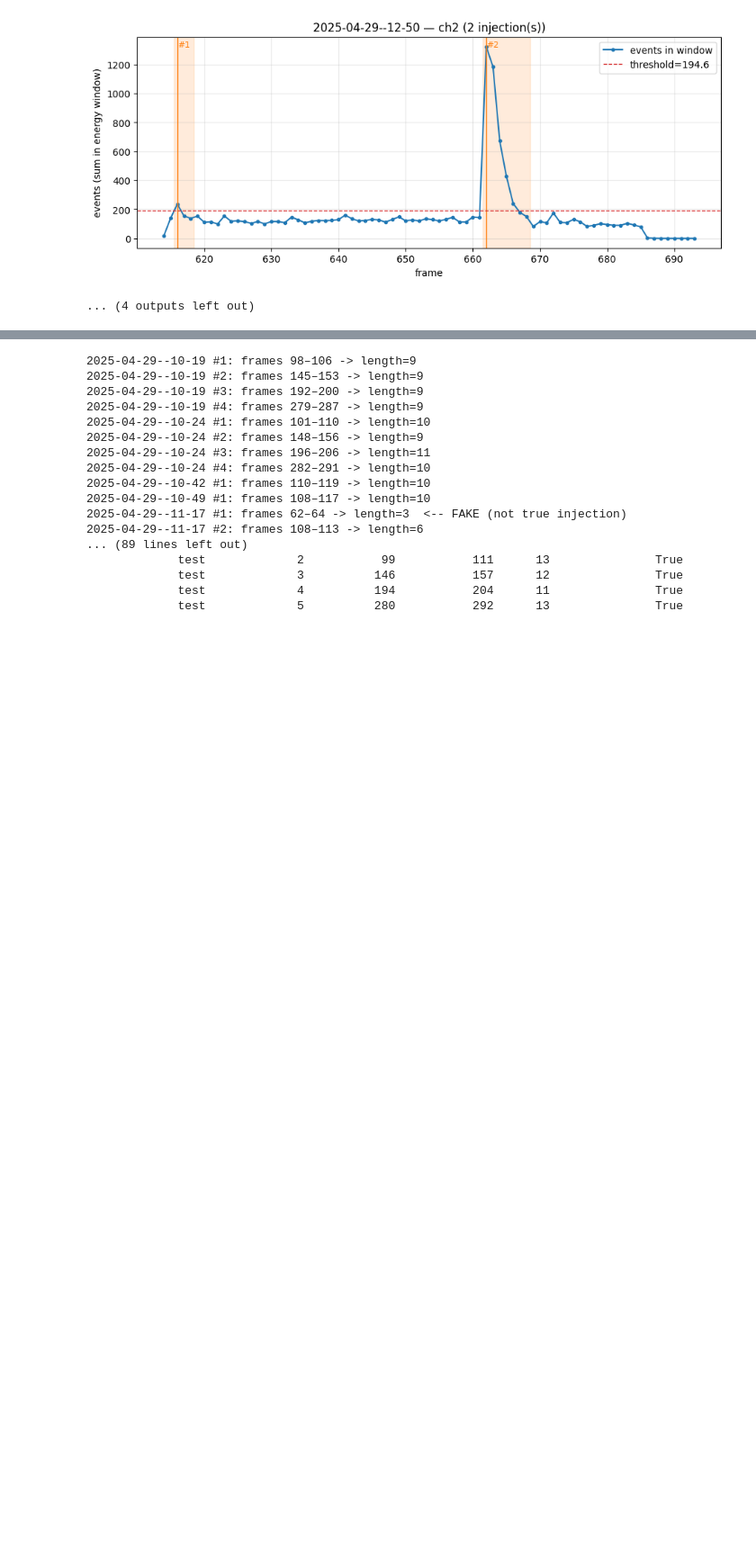
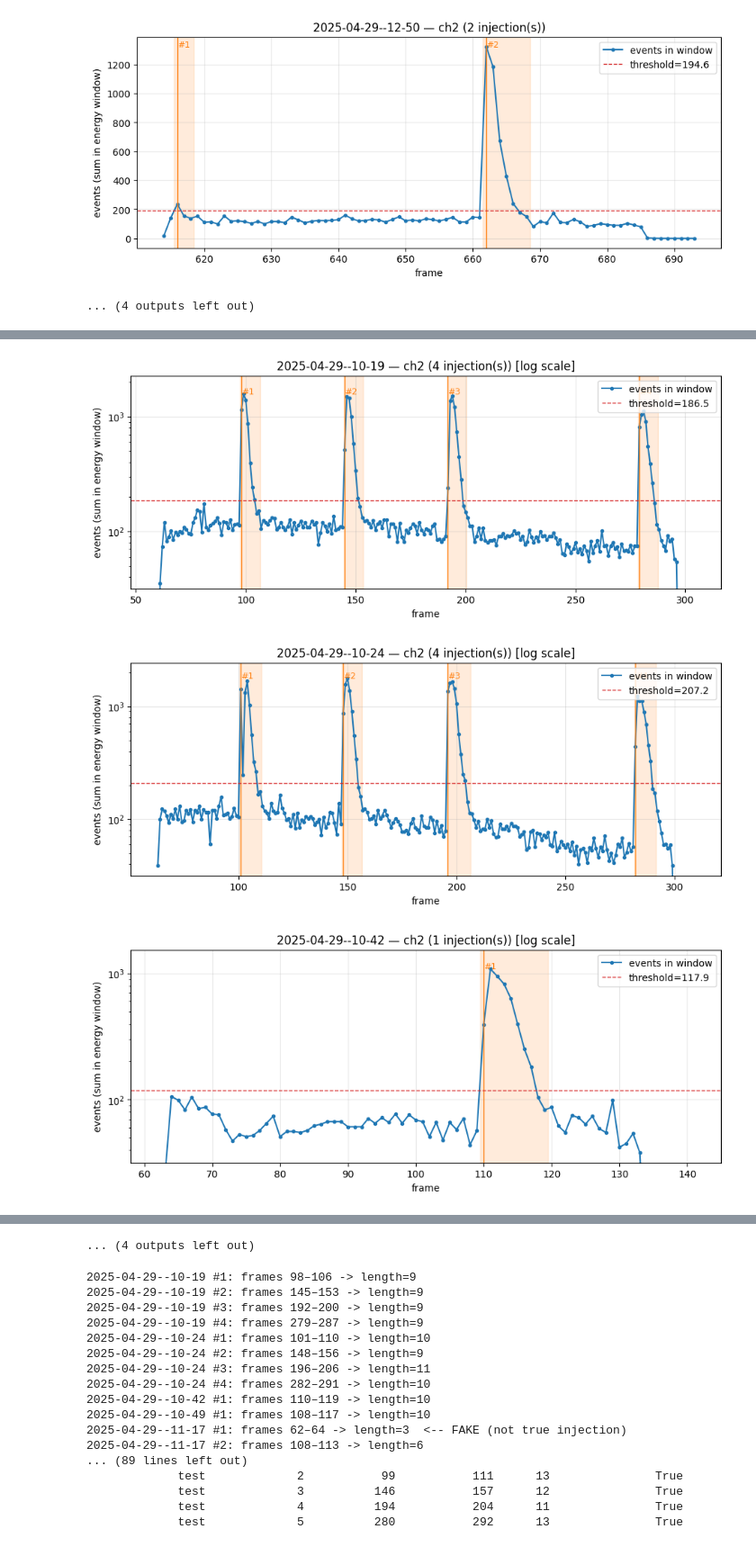
Before and after one commit to Danyil-Dorosh/IFPiLM-1st-Task, a Jupyter notebook: global_stats/too short injections global check.ipynb, the cells around one changed output, grey strips where cells are left out. Shown at 90% size. Drawn from its saved outputs; the diff is of its cells as text; code cells hidden in the pictures; blank space fills up the shorter version.

Commit message:
looked at strange permutations at logaritmic scale

```diff
--- a/global_stats/too short injections global check.ipynb
+++ b/global_stats/too short injections global check.ipynb
@@ -260,0 +314,44 @@ for folder_name, discharge in new_discharges.items():
+# %%
+# Cell 4 (log scale) — same as Cell 4 but with logarithmic y-axis
+import matplotlib.pyplot as plt
+
+from pha_lib.plotting import plot_timetrace_with_injections
+from pha_lib.discharges import _robust_background_and_scale
+
+for folder_name, discharge in new_discharges.items():
+    # Only channel 2 was analyzed, so skip discharges without it.
+    if DETECT_CHANNEL not in discharge.channels:
+        continue
+
+    # Rebuild the same trace used for detection (no cache needed, in-memory).
+    channel = discharge.channels[DETECT_CHANNEL]
+    trace = integrate_energy_window(channel, LINE_ENERGY_eV, HALF_WIDTH_eV)
+
+    # Recompute the detection threshold exactly as detect_injections does.
+    bg, scale = _robust_background_and_scale(trace.values)
+    thr = bg + detection_config.threshold_factor * scale
+
+    # Injections detected in Cell 2 (empty list if none / not yet run).
+    injections = discharge.injections or []
+
+    # One figure per discharge; reuse the library plotting helper.
+    fig, ax = plt.subplots(figsize=(11, 4))
+    plot_timetrace_with_injections(
+        trace,
+        injections,
+        ax=ax,
+        title=f"{folder_name} — ch{DETECT_CHANNEL} "
+              f"({len(injections)} injection(s)) [log scale]",
+    )
+
+    # Draw the detection threshold as a dashed red line.
+    ax.axhline(thr, color="tab:red", ls="--", lw=1, label=f"threshold={thr:.1f}")
+    ax.set_yscale("log")  # logarithmic y-axis
+    ax.set_ylim(bottom=10**1.5)   # cut y-axis below 10^0.5 ≈ 3.16
+    ax.legend(loc="upper right")
+
+    plt.show()
+# %% [output]
+[figure, added]
+[figure, added]
+[figure, added]
@@ -261,3 +367,4 @@ for folder_name, discharge in new_discharges.items():
+... (4 outputs left out)
 # %%
 # Cell 5 — print the length (in frames) of every detected injection
 length_rows = []
```
Also changed, not shown: parts of 2 cells of this notebook.
